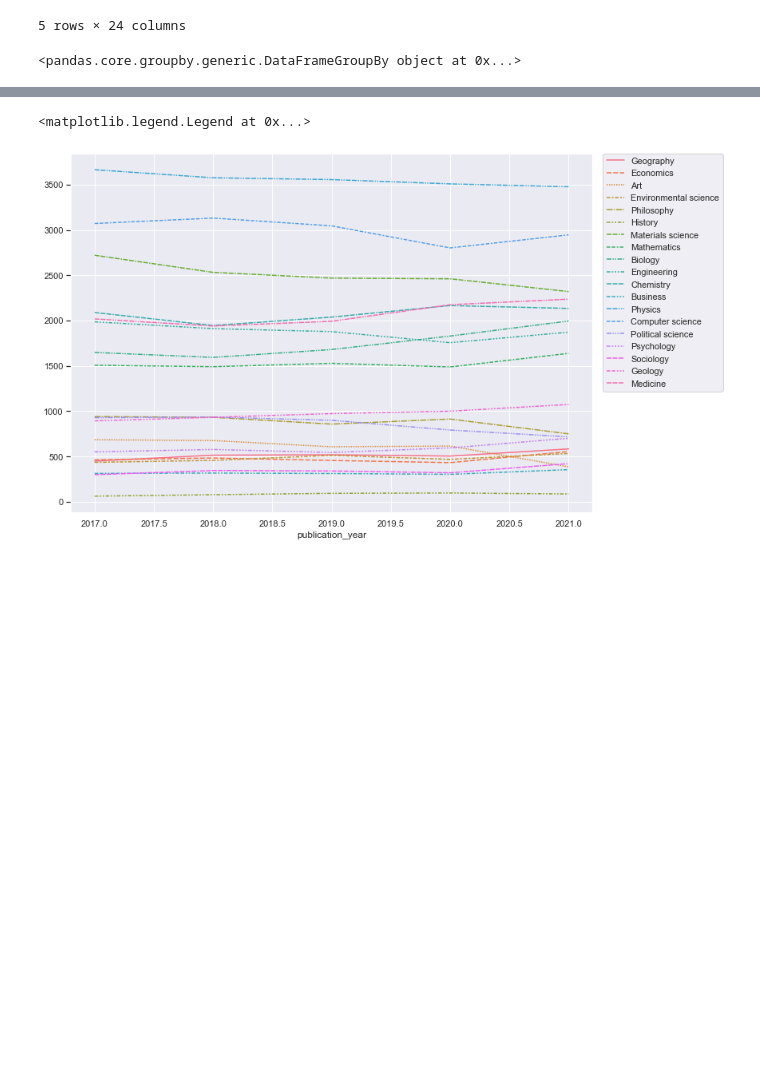
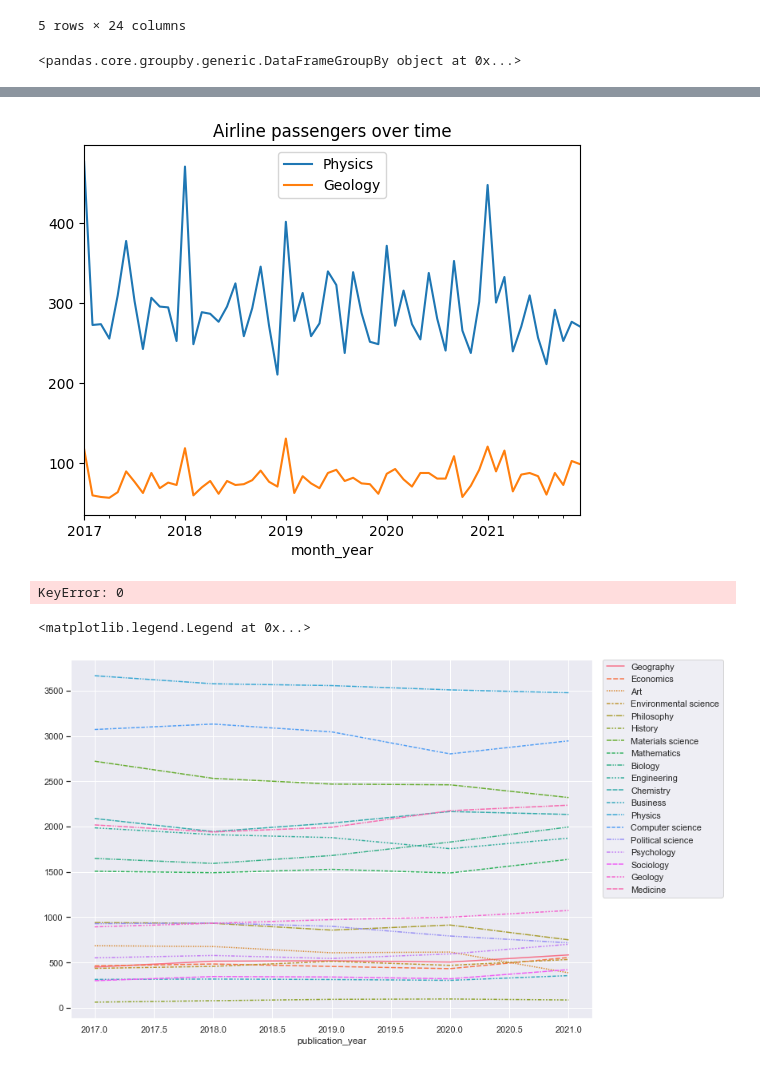
Before and after one commit to bertagrim/grenoble4research, a Jupyter notebook: grenoble4research.ipynb, the cells around one changed output, grey strips where cells are left out. Drawn from its saved outputs; the diff is of its cells as text; code cells hidden in the pictures; blank space fills up the shorter version.

```diff
--- a/grenoble4research.ipynb
+++ b/grenoble4research.ipynb
@@ -281,4 +281,5 @@ df_months=pd.DataFrame()
 for value in unique:
     df_months[value]=grouped_months[value].sum()
 # %%
-df_months = df_months.apply(pd.to_numeric)
+df_months = df_months.apply(pd.to_numeric).reset_index()
+df_months.info()
@@ -289,3 +332,13 @@ range(len(new_df))
+# %%
+df_months.plot(x='month_year',
+             y=['Physics', 'Geology'],
+             title='Airline passengers over time');
+# %% [output]
+[figure, added]
+# %%
+sns.countplot(data = new_df['Geology'])
+# %% [output]
+KeyError: 0
 # %%
 # figure size in inches
 rcParams['figure.figsize'] = 11.7,8.27
```
Also changed, not shown: parts of 7 cells of this notebook.
